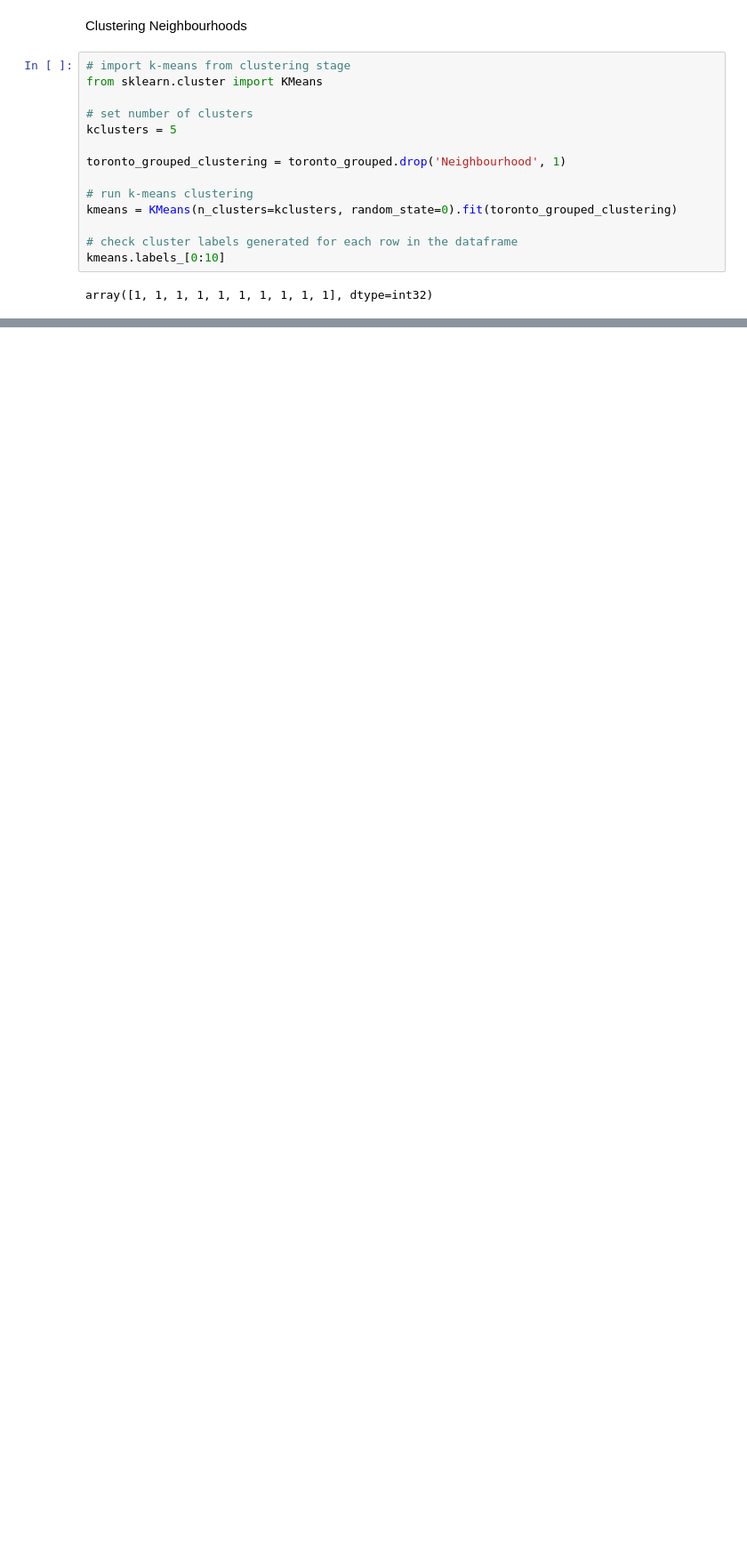
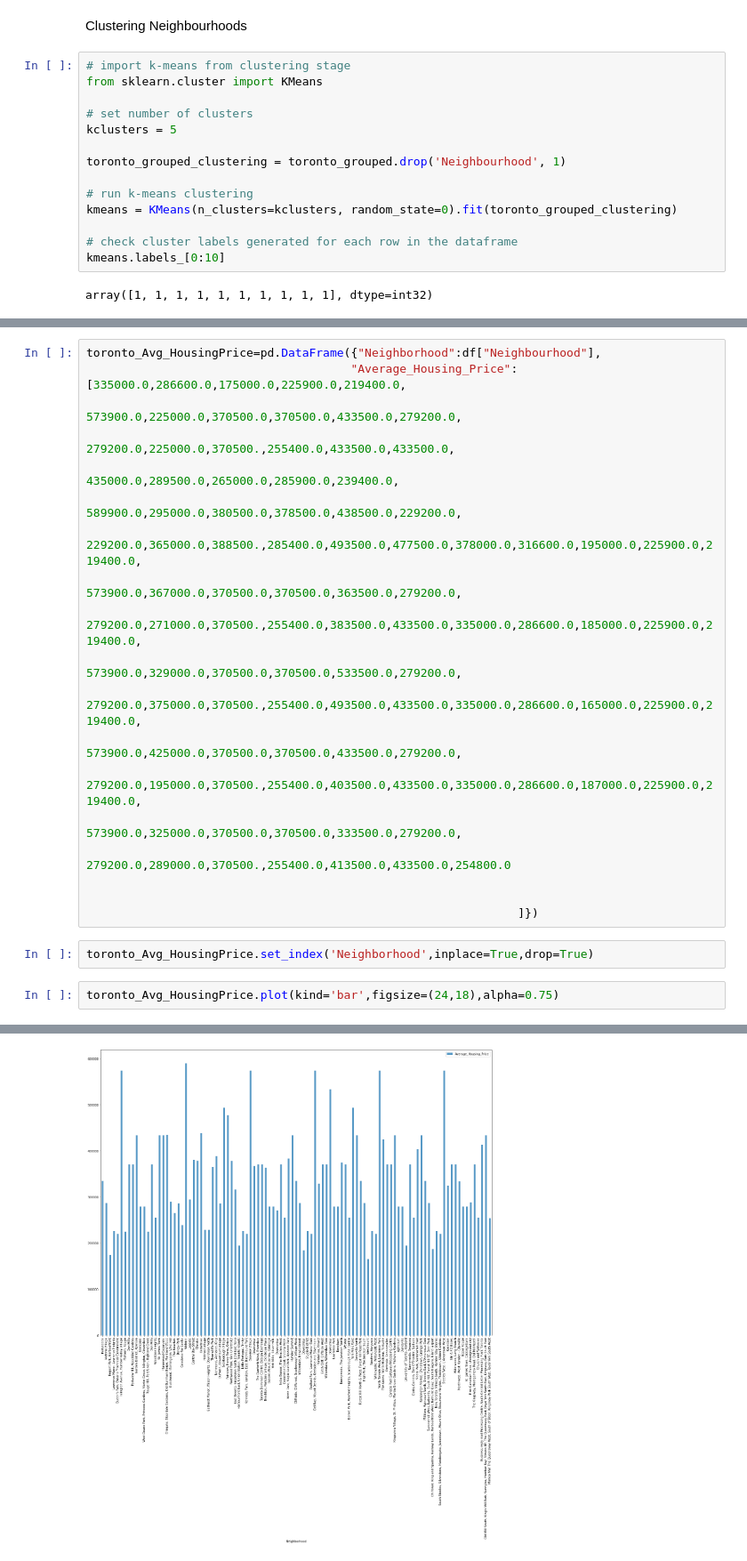
Before and after one commit to Aayaam-AI/Coursera_Capstone, a Jupyter notebook: Week 3.ipynb, the cells around one changed output, grey strips where cells are left out. Shown: that part at 89% size. Saved outputs shown, nothing was run; the diff lists cells and outputs as text; blank space fills up the shorter version.

```diff
--- a/Week 3.ipynb
+++ b/Week 3.ipynb
@@ -512,0 +521,24 @@ map_clusters
+# %%
+toronto_Avg_HousingPrice=pd.DataFrame({"Neighborhood":df["Neighbourhood"],
+                                      "Average_Housing_Price":[335000.0,286600.0,175000.0,225900.0,219400.0,
+                                                               573900.0,225000.0,370500.0,370500.0,433500.0,279200.0,
+                                                               279200.0,225000.0,370500.,255400.0,433500.0,433500.0,
+                                                               435000.0,289500.0,265000.0,285900.0,239400.0,
+                                                               589900.0,295000.0,380500.0,378500.0,438500.0,229200.0,
+                                                               229200.0,365000.0,388500.,285400.0,493500.0,477500.0,378000.0,316600.0,195000.0,225900.0,219400.0,
+                                                               573900.0,367000.0,370500.0,370500.0,363500.0,279200.0,
+                                                               279200.0,271000.0,370500.,255400.0,383500.0,433500.0,335000.0,286600.0,185000.0,225900.0,219400.0,
+                                                               573900.0,329000.0,370500.0,370500.0,533500.0,279200.0,
+                                                               279200.0,375000.0,370500.,255400.0,493500.0,433500.0,335000.0,286600.0,165000.0,225900.0,219400.0,
+                                                               573900.0,425000.0,370500.0,370500.0,433500.0,279200.0,
+                                                               279200.0,195000.0,370500.,255400.0,403500.0,433500.0,335000.0,286600.0,187000.0,225900.0,219400.0,
+                                                               573900.0,325000.0,370500.0,370500.0,333500.0,279200.0,
+                                                               279200.0,289000.0,370500.,255400.0,413500.0,433500.0,254800.0
+
+
+                                                              ]})
+# %%
+toronto_Avg_HousingPrice.set_index('Neighborhood',inplace=True,drop=True)
+# %%
+toronto_Avg_HousingPrice.plot(kind='bar',figsize=(24,18),alpha=0.75)
+# %% [output]
@@ -512,0 +546 @@ map_clusters
+[figure, added]
```
Also changed, not shown: parts of 10 cells of this notebook.
